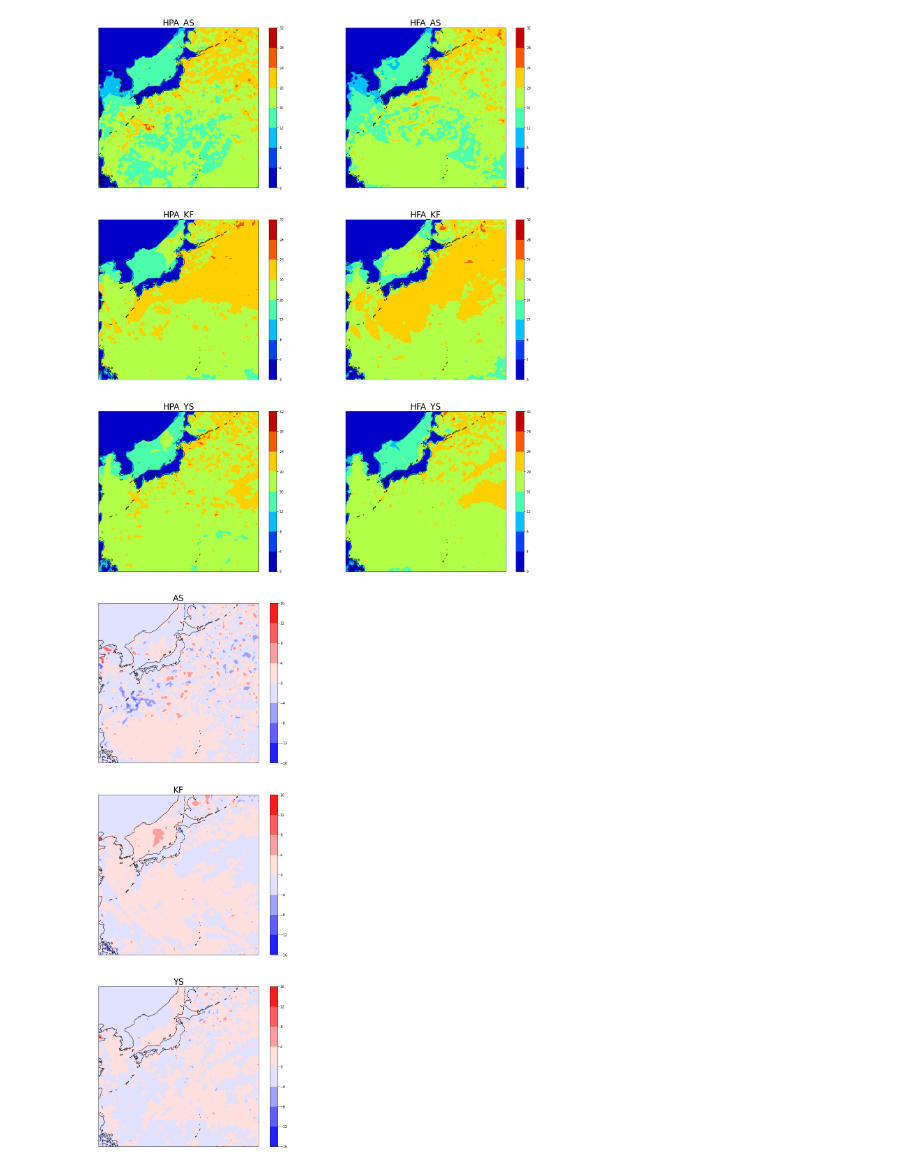
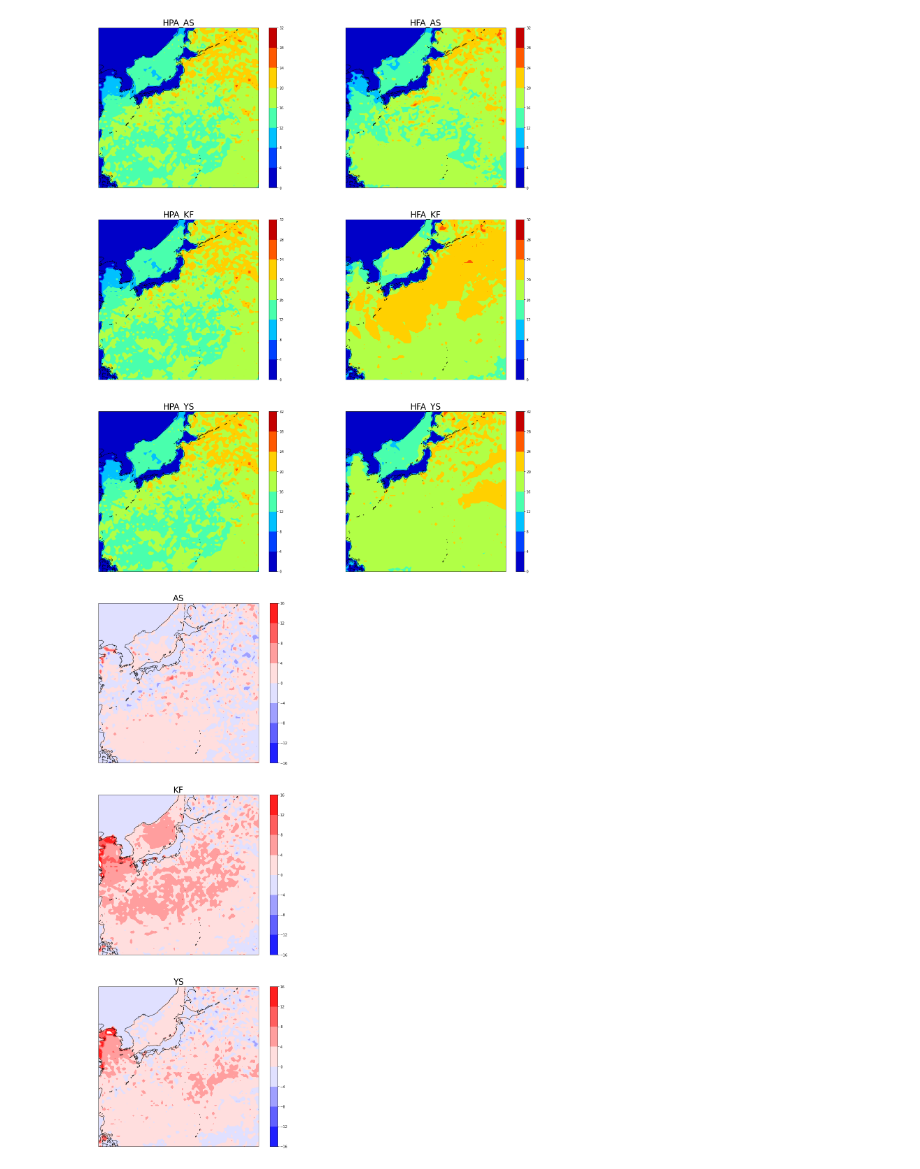
Before and after one commit to greedtn/MRI-AGCM3.2H, a Jupyter notebook: vizualize/maxdata_diff.ipynb, the cells around one changed output. Saved outputs shown, nothing was run; the diff lists cells and outputs as text; code cells hidden in the pictures.

```diff
--- a/vizualize/maxdata_diff.ipynb
+++ b/vizualize/maxdata_diff.ipynb
@@ -48,7 +48,7 @@ for i in range(len(MODEL)):
             else:
                 data_f[index // 79][index % 79] = 0
     # 過去
-    with open('../pot_csv/' + 'HPA_' + model + '_POT.csv', 'r') as csv_file:
+    with open('../pot_csv/' + 'HPA_' + model + '_POT_DATA.csv', 'r') as csv_file:
         csv_reader = reader(csv_file)
         POT_ALL = list(csv_reader)
         for index in range(79 * 79):
@@ -103,32 +103,32 @@ c_bar = plt.colorbar(a)
 ax6.coastlines()
 ax6.set_title('HFA_' + MODEL[2], fontsize=24)
 plt.subplots_adjust(left=0.05, right=0.95, bottom=0.05, top=0.95)
 plt.savefig("../img/現在気候と将来気候の最大波高.png")
 plt.show()
 
 # 描画(将来気候と現在気候の最大波高の差)
 fig = plt.figure(figsize=(10, 24))
 levels = np.arange(-16, 17, 4)
 ax1 = fig.add_subplot(3, 1, 1, projection=ccrs.PlateCarree())
 a = plt.contourf(lons, lats, DATA_F[0] - DATA_P[0], levels=levels, transform=ccrs.PlateCarree(), cmap='bwr')
 c_bar = plt.colorbar(a)
 ax1.coastlines()
 ax1.set_title(MODEL[0], fontsize=24)
 
 ax2 = fig.add_subplot(3, 1, 2, projection=ccrs.PlateCarree())
 a = plt.contourf(lons, lats, DATA_F[1] - DATA_P[1], levels=levels, transform=ccrs.PlateCarree(), cmap='bwr')
 c_bar = plt.colorbar(a)
 ax2.coastlines()
 ax2.set_title(MODEL[1], fontsize=24)
 
 ax3 = fig.add_subplot(3, 1, 3, projection=ccrs.PlateCarree())
 a = plt.contourf(lons, lats, DATA_F[2] - DATA_P[2], levels=levels, transform=ccrs.PlateCarree(), cmap='bwr')
 c_bar = plt.colorbar(a)
 ax3.coastlines()
 ax3.set_title(MODEL[2], fontsize=24)
 plt.subplots_adjust(left=0.05, right=0.95, bottom=0.05, top=0.95)
 plt.savefig("../img/最大波高の変化.png")
 plt.show()
 # %% [output]
-[figure, old version]
+[figure, new version]
-[figure, old version]
+[figure, new version]
```
Also changed, not shown: 18 other files.
